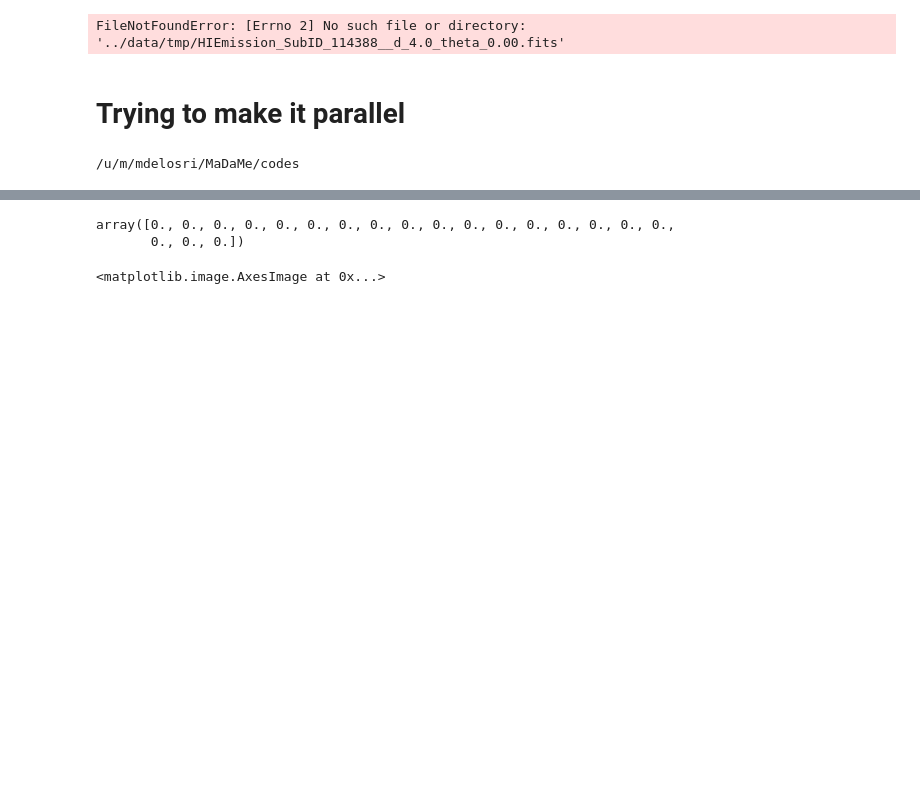
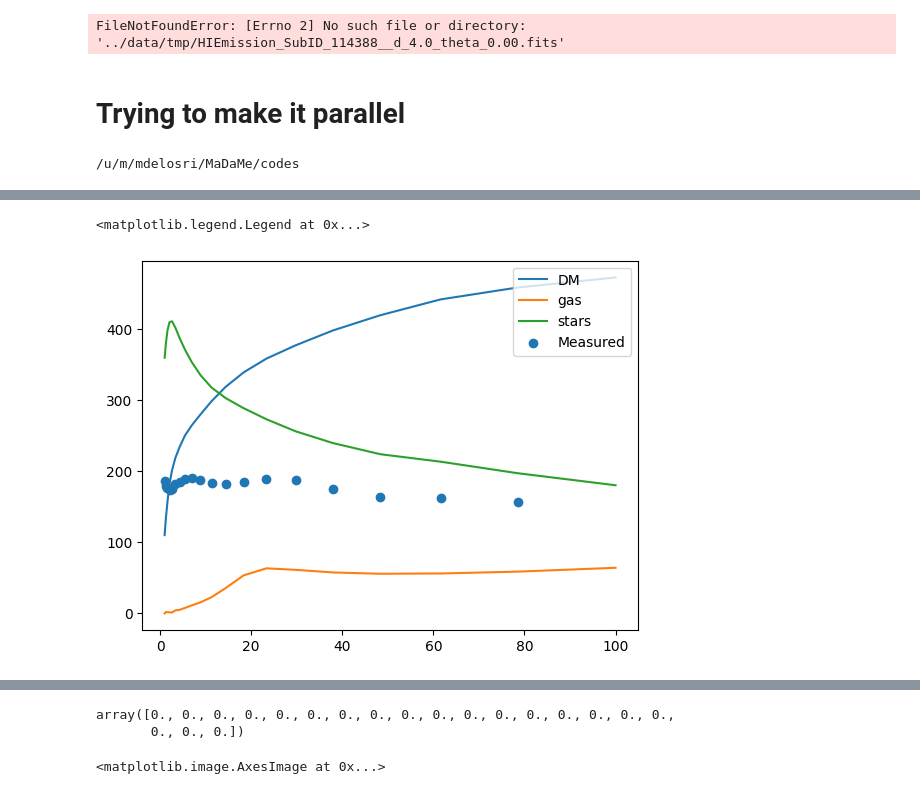
Before and after one commit to Martindelosrios/MaDaMe, a Jupyter notebook: codes/FullPropertiesGals.ipynb, the cells around one changed output, grey strips where cells are left out. Saved outputs shown, nothing was run; the diff lists cells and outputs as text; code cells hidden in the pictures; blank space fills up the shorter version.

```diff
--- a/codes/FullPropertiesGals.ipynb
+++ b/codes/FullPropertiesGals.ipynb
@@ -2796,0 +2818,9 @@ array([0., 0., 0., 0., 0., 0., 0., 0., 0.])
+# %%
+plt.plot(data['SubID_125027/R_bins'][()], np.sqrt(G * data['SubID_125027/M_DM'][()] / data['SubID_125027/R_bins'][()]), label = 'DM' )
+plt.plot(data['SubID_125027/R_bins'][()], np.sqrt(G * data['SubID_125027/M_gas'][()] / data['SubID_125027/R_bins'][()]), label = 'gas' )
+plt.plot(data['SubID_125027/R_bins'][()], np.sqrt(G * data['SubID_125027/M_stars'][()] / data['SubID_125027/R_bins'][()]), label = 'stars' )
+plt.scatter(data['SubID_125027/R_bins'][()][:-1], data['SubID_125027/V_rot_stars_AM'][()], label = 'Measured')
+plt.legend()
+# %% [output]
+<matplotlib.legend.Legend at 0x...>
+[figure, added]
```
Also changed, not shown: parts of 40 cells of this notebook, 1 other file.
